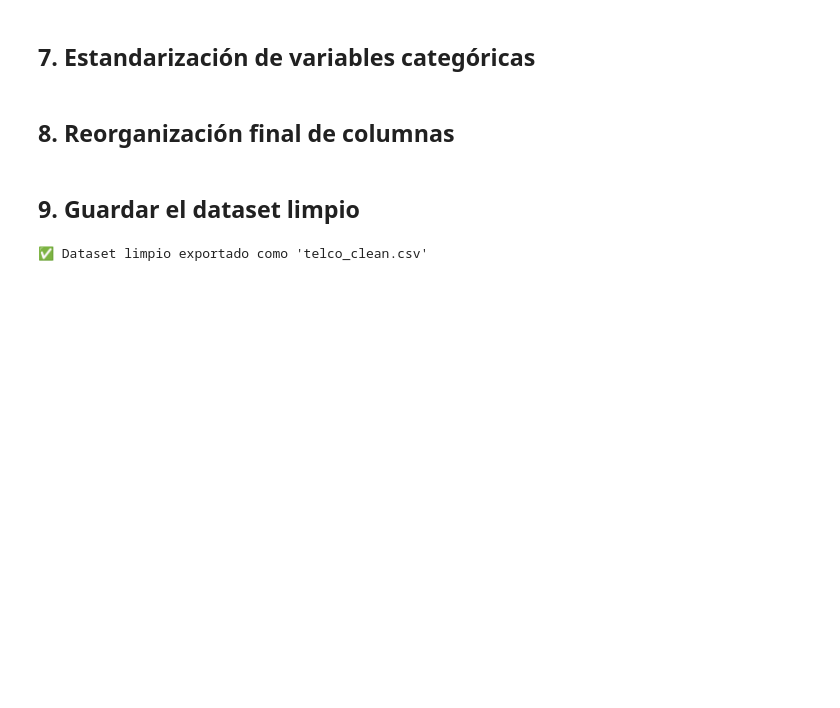
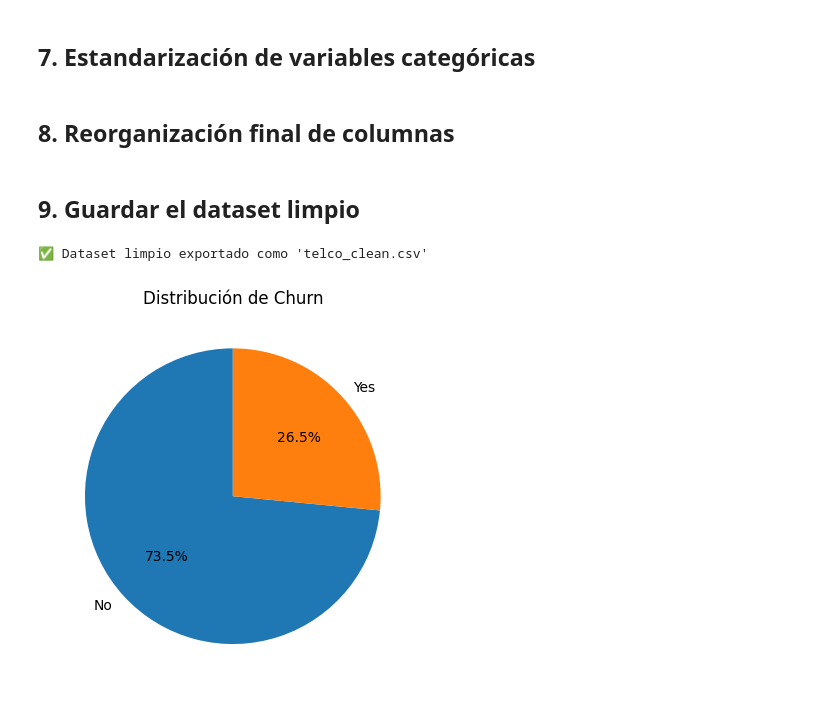
Before and after one commit to dsavid944/telco-churn-prediction, a Jupyter notebook: 02_analisis_telco.ipynb, the cells around one changed output. Saved outputs shown, nothing was run; the diff lists cells and outputs as text; code cells hidden in the pictures; blank space fills up the shorter version.

```diff
--- a/02_analisis_telco.ipynb
+++ b/02_analisis_telco.ipynb
@@ -267,3 +267,83 @@ df.to_csv("telco_clean.csv", index=False)
 print("✅ Dataset limpio exportado como 'telco_clean.csv'")
 # %% [output]
 ✅ Dataset limpio exportado como 'telco_clean.csv'
+# %%
+import pandas as pd
+import numpy as np
+import matplotlib.pyplot as plt
+
+# 1. Carga y limpieza mínima
+df = pd.read_csv("telco_clean.csv")  # ó "WA_Fn-UseC_-Telco-Customer-Churn.csv" si no renombraste
+# Asegúrate de haber corregido TotalCharges y creado TotalServices previamente
+df["ChurnFlag"] = df["Churn"].map({"No": 0, "Yes": 1})
+
+# 2. Distribución de Churn (Pie chart)
+plt.figure()
+df["Churn"].value_counts().plot.pie(
+    autopct='%1.1f%%',
+    startangle=90
+)
+plt.title("Distribución de Churn")
+plt.ylabel("")
+plt.show()
+
+# 3. Churn por tipo de contrato (Stacked bar)
+contract_churn = df.groupby(["Contract","Churn"]).size().unstack(fill_value=0)
+plt.figure()
+contract_churn.plot(kind='bar', stacked=True)
+plt.title("Churn por tipo de contrato")
+plt.xlabel("Contract")
+plt.ylabel("Número de clientes")
+plt.show()
+
+# 4. Tasa de Churn por método de pago (Bar chart)
+payment_churn_rate = df.groupby("PaymentMethod")["ChurnFlag"].mean()
+plt.figure()
+payment_churn_rate.plot(kind='bar')
+plt.title("Tasa de Churn por método de pago")
+plt.xlabel("PaymentMethod")
+plt.ylabel("Tasa de churn")
+plt.show()
+
+# 5. Distribución de tenure (Histograma)
+plt.figure()
+df["tenure"].hist(bins=30)
+plt.title("Distribución de antigüedad (tenure)")
+plt.xlabel("Tenure (meses)")
+plt.ylabel("Frecuencia")
+plt.show()
+
+# 6. Cargos mensuales por Churn (Boxplot)
+plt.figure()
+df.boxplot(column="MonthlyCharges", by="Churn")
+plt.title("Boxplot de cargos mensuales por churn")
+plt.suptitle("")  # quita el subtítulo automático
+plt.xlabel("Churn")
+plt.ylabel("MonthlyCharges")
+plt.show()
+
+# 7. Tasa de Churn vs Número de servicios (Bar chart)
+services_churn_rate = df.groupby("TotalServices")["ChurnFlag"].mean()
+plt.figure()
+services_churn_rate.plot(kind='bar')
+plt.title("Tasa de Churn vs Número de servicios")
+plt.xlabel("TotalServices")
+plt.ylabel("Tasa de churn")
+plt.show()
+
+# 8. Relación Tenure vs MonthlyCharges por churn (Scatter)
+plt.figure()
+for label, group in df.groupby("Churn"):
+    plt.scatter(
+        group["tenure"],
+        group["MonthlyCharges"],
+        label=label,
+        alpha=0.5
+    )
+plt.title("Tenure vs MonthlyCharges por churn")
+plt.xlabel("Tenure (meses)")
+plt.ylabel("MonthlyCharges")
+plt.legend(title="Churn")
+plt.show()
+# %% [output]
+[figure, added]
```
Also changed, not shown: parts of 1 cell of this notebook.
